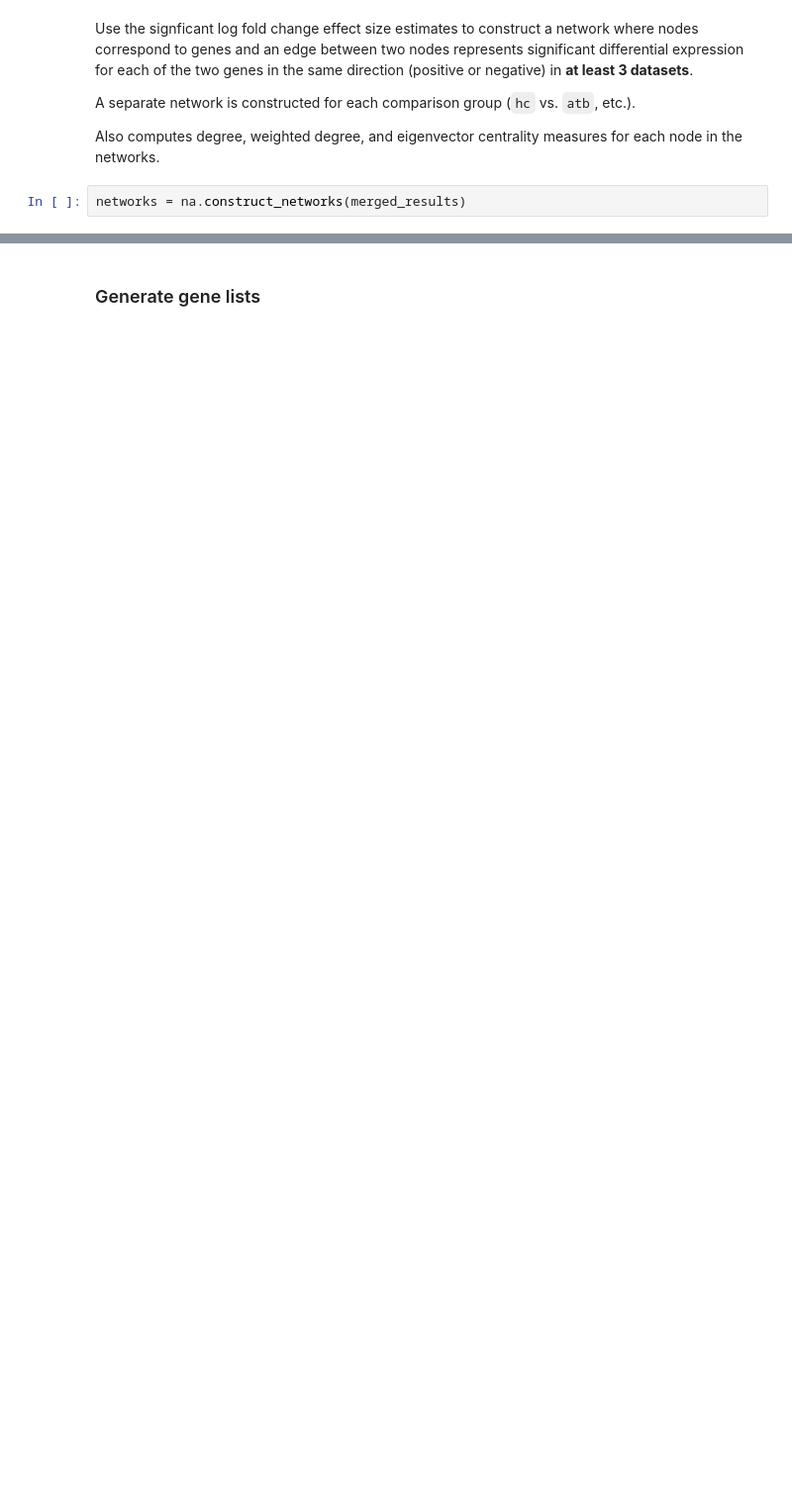
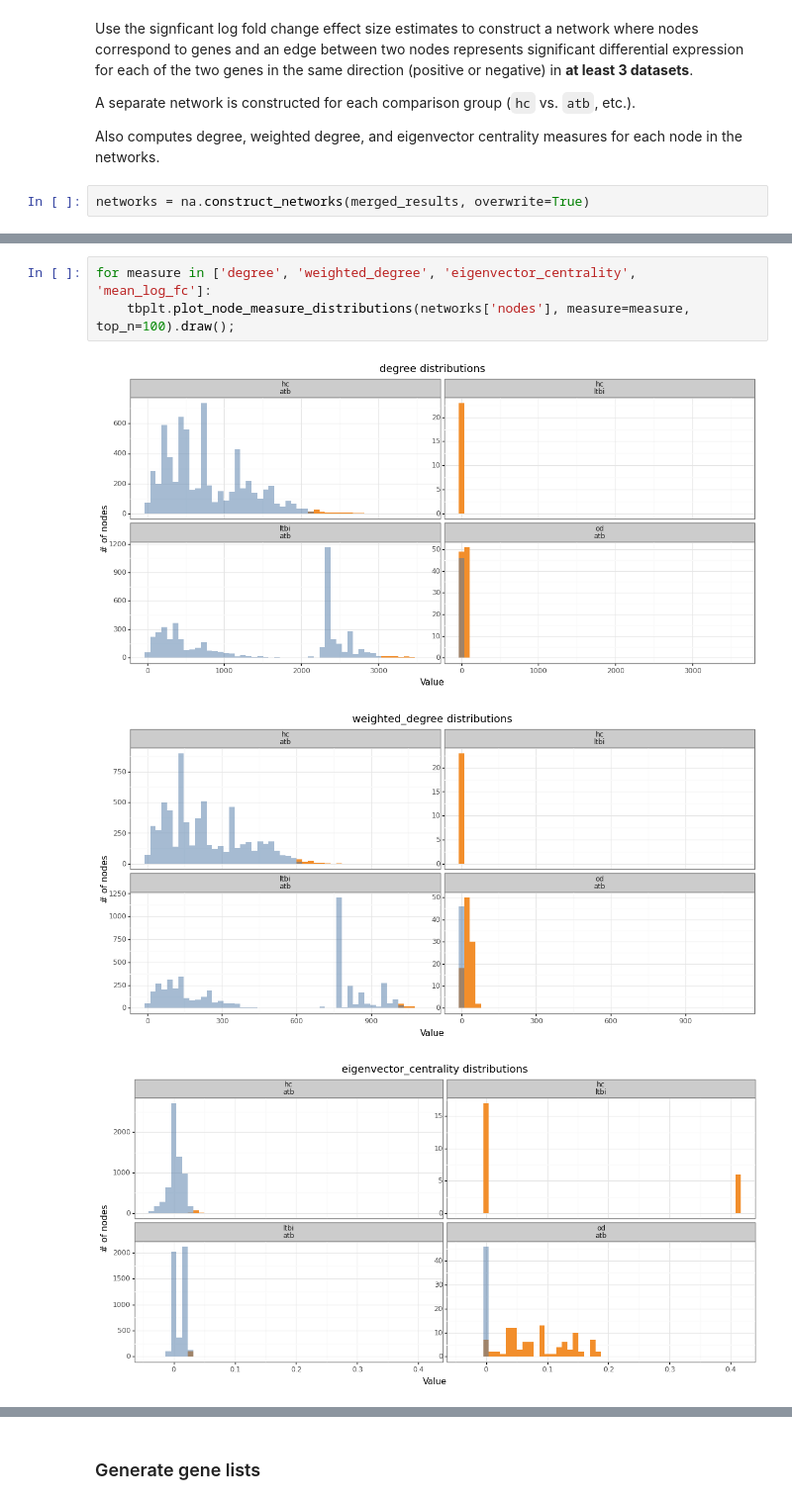
Before and after one commit to liameabbott/tb-gene-signature-pipeline, a Jupyter notebook: notebooks/network-analysis.ipynb, the cells around one changed output, grey strips where cells are left out. Shown at 99% size. Drawn from its saved outputs; the diff is of its cells as text; blank space fills up the shorter version.

```diff
--- a/notebooks/network-analysis.ipynb
+++ b/notebooks/network-analysis.ipynb
@@ -39,4 +87,4 @@ A separate network is constructed for each comparison group (`hc` vs. `atb`, etc
 
 Also computes degree, weighted degree, and eigenvector centrality measures for each node in the networks.
 # %%
-networks = na.construct_networks(merged_results)
+networks = na.construct_networks(merged_results, overwrite=True)
@@ -42,0 +93,7 @@ networks = na.construct_networks(merged_results)
+# %%
+for measure in ['degree', 'weighted_degree', 'eigenvector_centrality', 'mean_log_fc']:
+    tbplt.plot_node_measure_distributions(networks['nodes'], measure=measure, top_n=100).draw();
+# %% [output]
+[figure, added]
+[figure, added]
+[figure, added]
```
Also changed, not shown: parts of 48 cells of this notebook, 44 other files.
